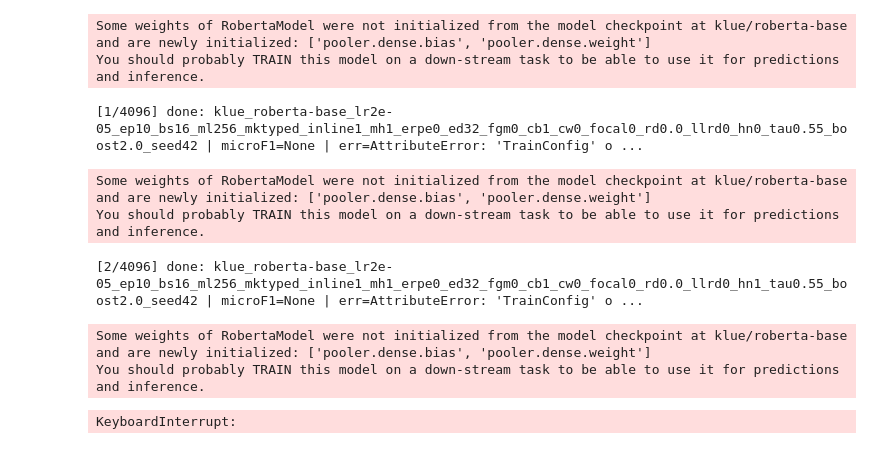
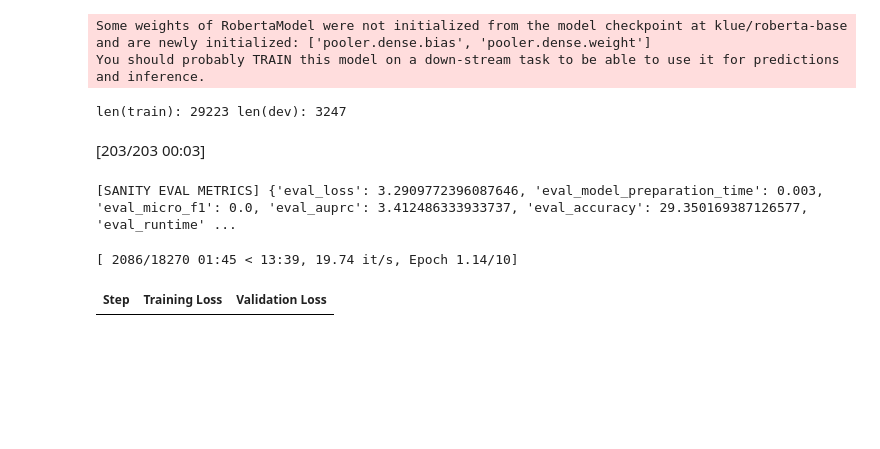
Before and after one commit to Cheeyoung-Yoon/upstage_test, a Jupyter notebook: logic_test.ipynb, the cells around one changed output. Saved outputs shown, nothing was run; the diff lists cells and outputs as text; code cells hidden in the pictures; blank space fills up the shorter version.

Commit message:
Colab을 통해 생성됨

```diff
--- a/logic_test.ipynb
+++ b/logic_test.ipynb
@@ -274,6 +276,7 @@ def build_model(model_name: str, num_labels: int, tokenizer, *, use_marker_head=
         return REMarkerHead(base_model=base, hidden_size=cfg.hidden_size, num_labels=num_labels,
                             use_cls=False, e1_id=e1_id, e2_id=e2_id)
 # %%
+
 # trainer_plus.py
 import torch
 import torch.nn.functional as F
@@ -326,14 +329,20 @@ class TrainerPlus(Trainer):
         self._fgm_backup = {}
 
     # ---- losses ----
+    # Fix device handling in TrainerPlus
     def _ce(self, logits, labels):
-        return F.cross_entropy(logits, labels, weight=self.class_weights)
+        weights = self.class_weights
+        if weights is not None:
+            weights = weights.to(logits.device)  # Ensure same device
+        return F.cross_entropy(logits, labels, weight=weights)
 
     def _focal(self, logits, labels):
-        ce = F.cross_entropy(logits, labels, reduction="none", weight=self.class_weights)
+        weights = self.class_weights
+        if weights is not None:
+            weights = weights.to(logits.device)  # Ensure same device
+        ce = F.cross_entropy(logits, labels, reduction="none", weight=weights)
         p = logits.softmax(dim=-1)[torch.arange(len(labels), device=logits.device), labels]
         return ((1 - p) ** self.focal_gamma * ce).mean()
-
     def compute_loss(
         self,
         model,
@@ -676,7 +711,7 @@ class ConsoleLogger(TrainerCallback):
         if not state.is_world_process_zero or not logs: return
         keys = ["loss","learning_rate","epoch"]
         msg = " | ".join([f"{k}={logs[k]:.5f}" for k in keys if k in logs])
-        for k in ["eval_micro f1 score","eval_auprc","eval_accuracy"]:
+        for k in ["micro f1 score","auprc","accuracy"]:
             if k in logs: msg += f" | {k}={logs[k]:.3f}"
         print(f"[step {state.global_step}] {msg}")
 
@@ -744,7 +779,7 @@ def run_grid_plus(
                         per_device_eval_batch_size=opt["train_bsz"],
                         warmup_ratio=opt["warmup_ratio"],
                         weight_decay=0.01,
-                        logging_steps=1000, save_steps=1000, eval_steps=1000,
+                        logging_steps=2000, save_steps=2000, eval_steps=2000,
                         save_total_limit=2, load_best_model_at_end=True,
                         seed=seed, max_length=opt["max_len"], fp16=torch.cuda.is_available(),
                         inline_markers=opt["inline_markers"],
@@ -808,15 +843,17 @@ def run_grid_plus(
 
                 print(f"[{idx}/{total}] done: {row['run']} | microF1={row['micro_f1']} | err={row['error']}")
 
-    df = pd.DataFrame(results).sort_values(by=["micro_f1","auprc","accuracy"], ascending=False, na_position="last")
+    df = pd.DataFrame(results)
+    # .sort_values(by=["micro_f1","auprc","accuracy"], ascending=False, na_position="last")
     df.to_csv(os.path.join(base_out, f"param_grid_summary.csv"), index=False, encoding="utf-8-sig")
     return df
 # %%
+
 # run.py
 # from grid_plus.py import run_grid_plus
 # from parts_config import DEFAULT_LABEL_LIST
 
-TRAIN_CSV = "/content/drive/MyDrive/Colab Notebooks/upstage/dataset/train.csv",
+TRAIN_CSV = "/content/drive/MyDrive/Colab Notebooks/upstage/dataset/train.csv"
 DEV_CSV   = None  # 없으면 None
 
 MODELS = [
@@ -856,39 +893,66 @@ HP_SPACE = {
     # 최적화
     "use_llrd":        [False, True],
     "llrd_decay":      [0.95],
 
     # 하드 네거티브
     "use_hardneg":     [False, True],
     "hardneg_tau":     [0.55],
     "hardneg_boost":   [2.0],
 
     # 평가 옵션
     "use_tta":         [False],   # 필요 시 True 추가
     "tta_n":           [4],
 }
-
+# HP_SPACE = {
+#     "lr": [2e-5],
+#     "epochs": [1],  # Very small for testing
+#     "train_bsz": [16],
+#     "max_len": [256],
+#     "scheduler": ["cosine"],
+#     "warmup_ratio": [0.05],
+#     "label_smoothing": [0.0],
+#     "marker_variant": ["typed"],
+#     "inline_markers": [True],
+#     "use_class_weight": [False],
+#     "use_cb_loss": [False],
+#     "use_focal": [False],
+#     "focal_gamma": [2.0],
+#     "rdrop_alpha": [0.0],
+#     "use_marker_head": [True],
+#     "use_erpe": [False],
+#     "erpe_dim": [32],
+#     "use_fgm": [False],
+#     "fgm_eps": [1e-3],
+#     "use_llrd": [False],
+#     "llrd_decay": [0.95],
+#     "use_hardneg": [False],
+#     "hardneg_tau": [0.55],
+#     "hardneg_boost": [2.0],
+#     "use_tta": [False],
+#     "tta_n": [4],
+# }
 
 df = run_grid_plus(
       train_csv=TRAIN_CSV,
       dev_csv=DEV_CSV,
       models=MODELS,
       hp_space=HP_SPACE,
       base_out="/content/drive/MyDrive/Colab Notebooks/upstage/grid_runs_plus",
       seed_list=[42],
       label_list=DEFAULT_LABEL_LIST,
 )
 
-df.to_csv("/content/drive/MyDrive/Colab Notebooks/upstage/result.csv")
+df.to_csv("/content/drive/MyDrive/Colab Notebooks/upstage/dataset/result.csv")
   # 상위 10개만 출력
 with pd.option_context('display.max_columns', None):
     print(df.head(10))
+
+df['error'].iloc[0]
 # %% [output]
 Some weights of RobertaModel were not initialized from the model checkpoint at klue/roberta-base and are newly initialized: ['pooler.dense.bias', 'pooler.dense.weight']
 You should probably TRAIN this model on a down-stream task to be able to use it for predictions and inference.
-[1/4096] done: klue_roberta-base_lr2e-05_ep10_bs16_ml256_mktyped_inline1_mh1_erpe0_ed32_fgm0_cb1_cw0_focal0_rd0.0_llrd0_hn0_tau0.55_boost2.0_seed42 | microF1=None | err=AttributeError: 'TrainConfig' o ...
+len(train): 29223 len(dev): 3247
+[203/203 00:03]
-Some weights of RobertaModel were not initialized from the model checkpoint at klue/roberta-base and are newly initialized: ['pooler.dense.bias', 'pooler.dense.weight']
-You should probably TRAIN this model on a down-stream task to be able to use it for predictions and inference.
+[SANITY EVAL METRICS] {'eval_loss': 3.2909772396087646, 'eval_model_preparation_time': 0.003, 'eval_micro_f1': 0.0, 'eval_auprc': 3.412486333933737, 'eval_accuracy': 29.350169387126577, 'eval_runtime' ...
-[2/4096] done: klue_roberta-base_lr2e-05_ep10_bs16_ml256_mktyped_inline1_mh1_erpe0_ed32_fgm0_cb1_cw0_focal0_rd0.0_llrd0_hn1_tau0.55_boost2.0_seed42 | microF1=None | err=AttributeError: 'TrainConfig' o ...
+[ 2086/18270 01:45 < 13:39, 19.74 it/s, Epoch 1.14/10]
-Some weights of RobertaModel were not initialized from the model checkpoint at klue/roberta-base and are newly initialized: ['pooler.dense.bias', 'pooler.dense.weight']
-You should probably TRAIN this model on a down-stream task to be able to use it for predictions and inference.
-KeyboardInterrupt:
+| Step | Training Loss | Validation Loss |
```
Also changed, not shown: parts of 5 cells of this notebook.
